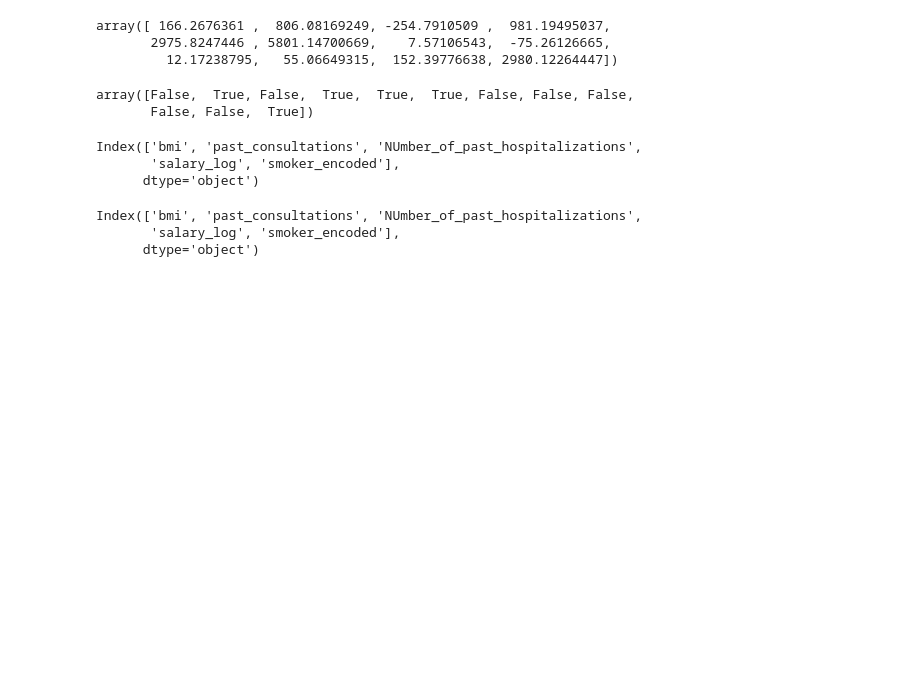
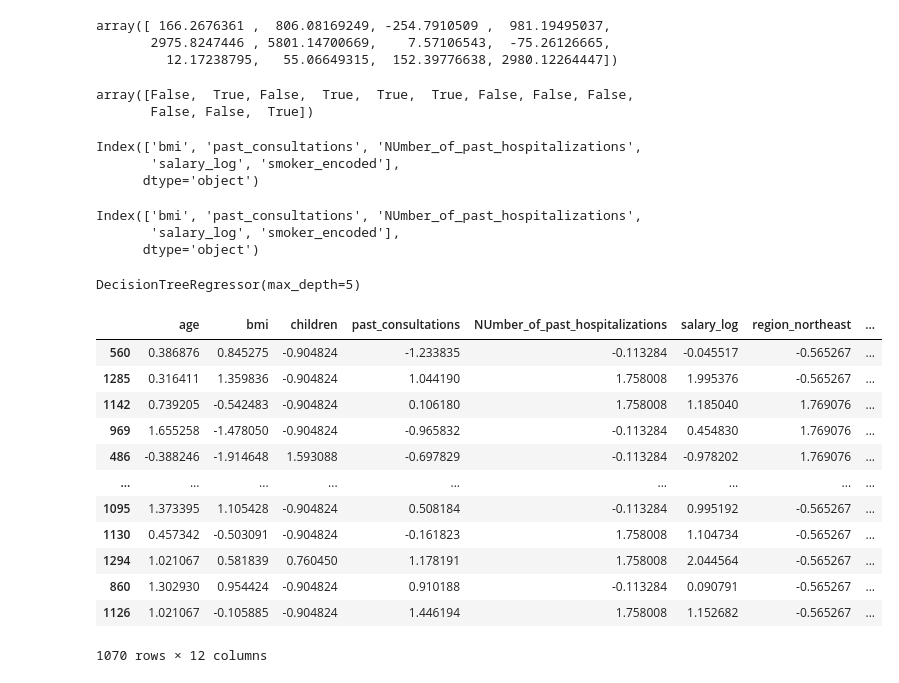
Before and after one commit to arjunravi26/Insurance-Prediction, a Jupyter notebook: insuracne.ipynb, the cells around one changed output. Drawn from its saved outputs; the diff is of its cells as text; code cells hidden in the pictures; blank space fills up the shorter version.

```diff
--- a/insuracne.ipynb
+++ b/insuracne.ipynb
@@ -854,0 +891,5 @@ Index(['bmi', 'past_consultations', 'NUmber_of_past_hospitalizations',
+# %%
+tree = DecisionTreeRegressor(max_depth=5)
+tree.fit(X_train,y_train)
+# %% [output]
+DecisionTreeRegressor(max_depth=5)
@@ -854,0 +898,16 @@ Index(['bmi', 'past_consultations', 'NUmber_of_past_hospitalizations',
+# %%
+X_train
+# %% [output]
+|  | age | bmi | children | past_consultations | NUmber_of_past_hospitalizations | salary_log | region_northeast | ... |
+| 560 | 0.386876 | 0.845275 | -0.904824 | -1.233835 | -0.113284 | -0.045517 | -0.565267 | ... |
+| 1285 | 0.316411 | 1.359836 | -0.904824 | 1.044190 | 1.758008 | 1.995376 | -0.565267 | ... |
+| 1142 | 0.739205 | -0.542483 | -0.904824 | 0.106180 | 1.758008 | 1.185040 | 1.769076 | ... |
+| 969 | 1.655258 | -1.478050 | -0.904824 | -0.965832 | -0.113284 | 0.454830 | 1.769076 | ... |
+| 486 | -0.388246 | -1.914648 | 1.593088 | -0.697829 | -0.113284 | -0.978202 | 1.769076 | ... |
+| ... | ... | ... | ... | ... | ... | ... | ... | ... |
+| 1095 | 1.373395 | 1.105428 | -0.904824 | 0.508184 | -0.113284 | 0.995192 | -0.565267 | ... |
+| 1130 | 0.457342 | -0.503091 | -0.904824 | -0.161823 | 1.758008 | 1.104734 | -0.565267 | ... |
+| 1294 | 1.021067 | 0.581839 | 0.760450 | 1.178191 | 1.758008 | 2.044564 | -0.565267 | ... |
+| 860 | 1.302930 | 0.954424 | -0.904824 | 0.910188 | -0.113284 | 0.090791 | -0.565267 | ... |
+| 1126 | 1.021067 | -0.105885 | -0.904824 | 1.446194 | 1.758008 | 1.152682 | -0.565267 | ... |
+1070 rows × 12 columns
```
Also changed, not shown: parts of 31 cells of this notebook.
